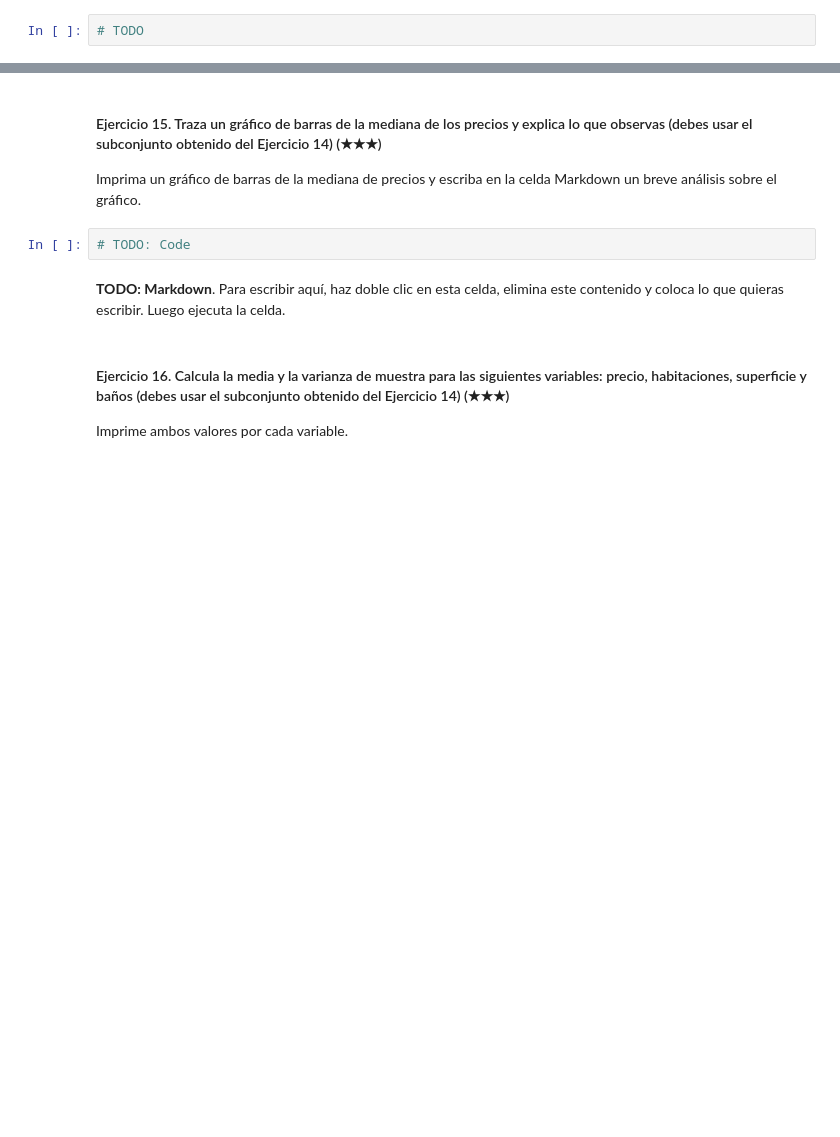
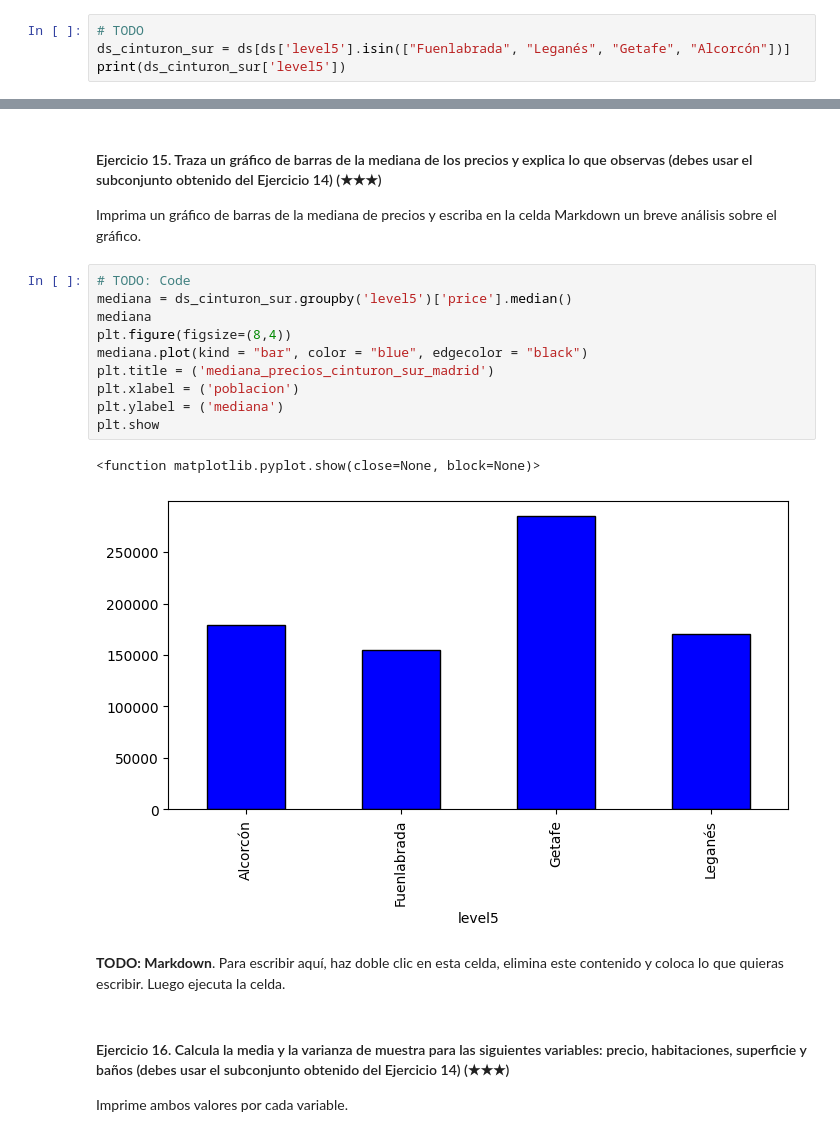
Before and after one commit to 4GeeksAcademy/realestate-datacleanup-exercise, a Jupyter notebook: project.es.ipynb, the cells around one changed output, grey strips where cells are left out. Saved outputs shown, nothing was run; the diff lists cells and outputs as text; blank space fills up the shorter version.

```diff
--- a/project.es.ipynb
+++ b/project.es.ipynb
@@ -132,3 +311,5 @@ Imprima la población y el número de casas.
 Pista: Filtra el DataFrame original usando la columna `level5` y la función `isin`.
 # %%
 # TODO
+ds_cinturon_sur = ds[ds['level5'].isin(["Fuenlabrada", "Leganés", "Getafe", "Alcorcón"])]
+print(ds_cinturon_sur['level5'])
@@ -138,6 +332,17 @@ Pista: Filtra el DataFrame original usando la columna `level5` y la función `is
 Imprima un gráfico de barras de la mediana de precios y escriba en la celda Markdown un breve análisis sobre el gráfico.
 # %%
 # TODO: Code
+mediana = ds_cinturon_sur.groupby('level5')['price'].median()
+mediana
+plt.figure(figsize=(8,4))
+mediana.plot(kind = "bar", color = "blue", edgecolor = "black")
+plt.title = ('mediana_precios_cinturon_sur_madrid')
+plt.xlabel = ('poblacion')
+plt.ylabel = ('mediana')
+plt.show
+# %% [output]
+<function matplotlib.pyplot.show(close=None, block=None)>
+[figure, added]
 # %% [markdown]
 **TODO: Markdown**. Para escribir aquí, haz doble clic en esta celda, elimina este contenido y coloca lo que quieras escribir. Luego ejecuta la celda.
 # %% [markdown]
```
Also changed, not shown: parts of 20 cells of this notebook.
